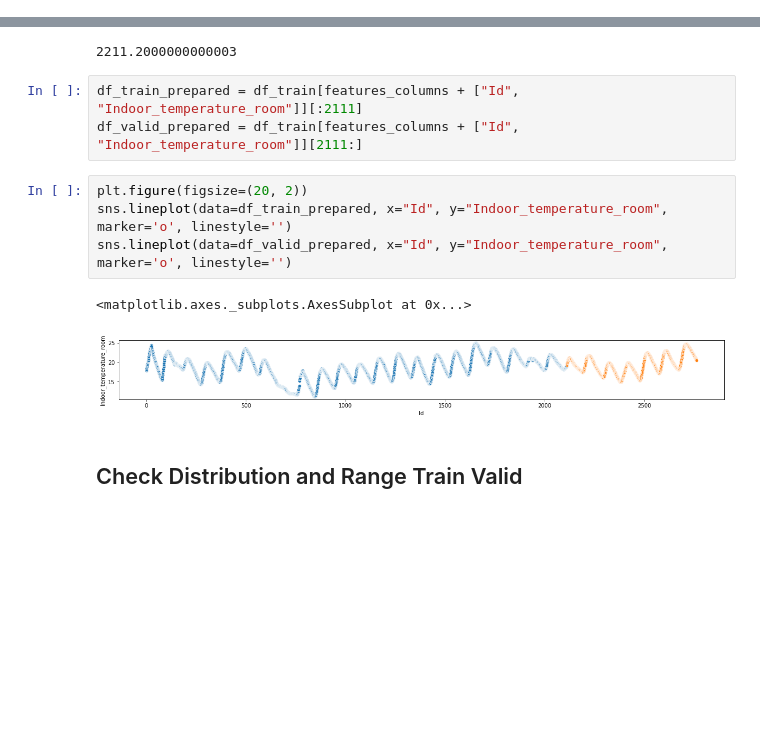
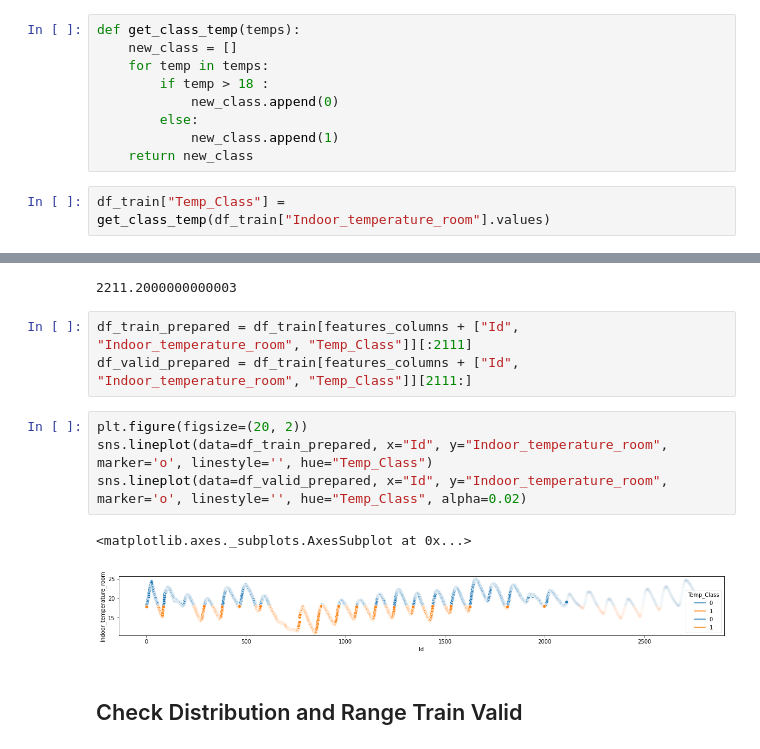
Before and after one commit to firstnapat/Machine-Learning-with-Python---BoyBigDataRPG, a Jupyter notebook: WK08_Machine_Learning_Temp_Smart_Home_Forecasting_Classification.ipynb, the cells around one changed output, grey strips where cells are left out. Drawn from its saved outputs; the diff is of its cells as text; blank space fills up the shorter version.

```diff
--- a/WK08_Machine_Learning_Temp_Smart_Home_Forecasting_Classification.ipynb
+++ b/WK08_Machine_Learning_Temp_Smart_Home_Forecasting_Classification.ipynb
@@ -33,0 +46,11 @@ df_train[:3]
+# %%
+def get_class_temp(temps):
+    new_class = []
+    for temp in temps:
+        if temp > 18 :
+            new_class.append(0)
+        else:
+            new_class.append(1)
+    return new_class
+# %%
+df_train["Temp_Class"] = get_class_temp(df_train["Indoor_temperature_room"].values)
@@ -108,14 +142,14 @@ len(df_train) * 0.8
 # %% [output]
 2211.2000000000003
 # %%
-df_train_prepared = df_train[features_columns + ["Id", "Indoor_temperature_room"]][:2111]
-df_valid_prepared = df_train[features_columns + ["Id", "Indoor_temperature_room"]][2111:]
+df_train_prepared = df_train[features_columns + ["Id", "Indoor_temperature_room", "Temp_Class"]][:2111]
+df_valid_prepared = df_train[features_columns + ["Id", "Indoor_temperature_room", "Temp_Class"]][2111:]
 # %%
 plt.figure(figsize=(20, 2))
-sns.lineplot(data=df_train_prepared, x="Id", y="Indoor_temperature_room", marker='o', linestyle='')
-sns.lineplot(data=df_valid_prepared, x="Id", y="Indoor_temperature_room", marker='o', linestyle='')
+sns.lineplot(data=df_train_prepared, x="Id", y="Indoor_temperature_room", marker='o', linestyle='', hue="Temp_Class")
+sns.lineplot(data=df_valid_prepared, x="Id", y="Indoor_temperature_room", marker='o', linestyle='', hue="Temp_Class", alpha=0.02)
 # %% [output]
 <matplotlib.axes._subplots.AxesSubplot at 0x...>
-[figure, old version]
+[figure, new version]
 # %% [markdown]
 ## Check Distribution and Range Train Valid
```
Also changed, not shown: parts of 6 cells of this notebook.
